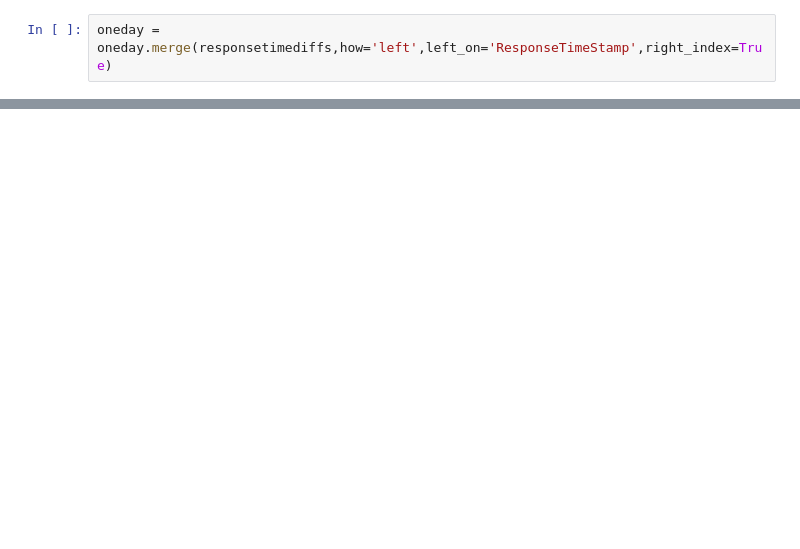
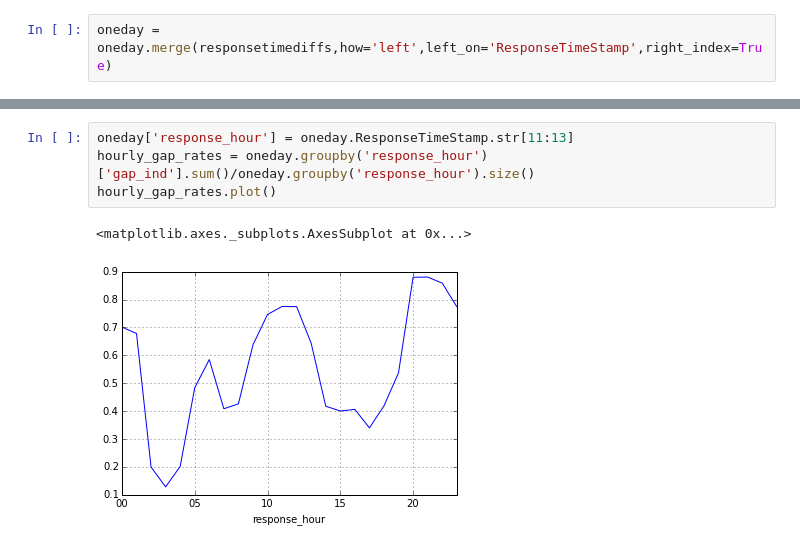
Before and after one commit to sarangof/Bus-Capstone, a Jupyter notebook: avl_sample_exploration.ipynb, the cells around one changed output, grey strips where cells are left out. Saved outputs shown, nothing was run; the diff lists cells and outputs as text; blank space fills up the shorter version.

```diff
--- a/avl_sample_exploration.ipynb
+++ b/avl_sample_exploration.ipynb
@@ -116,0 +113,7 @@ sum(oneday.TimeSinceLastSiriResponse[gaps] < (oneday.TimeSinceLastPing[gaps] - t
+# %%
+oneday['response_hour'] = oneday.ResponseTimeStamp.str[11:13]
+hourly_gap_rates = oneday.groupby('response_hour')['gap_ind'].sum()/oneday.groupby('response_hour').size()
+hourly_gap_rates.plot()
+# %% [output]
+<matplotlib.axes._subplots.AxesSubplot at 0x...>
+[figure, added]
```
Also changed, not shown: parts of 30 cells of this notebook.
